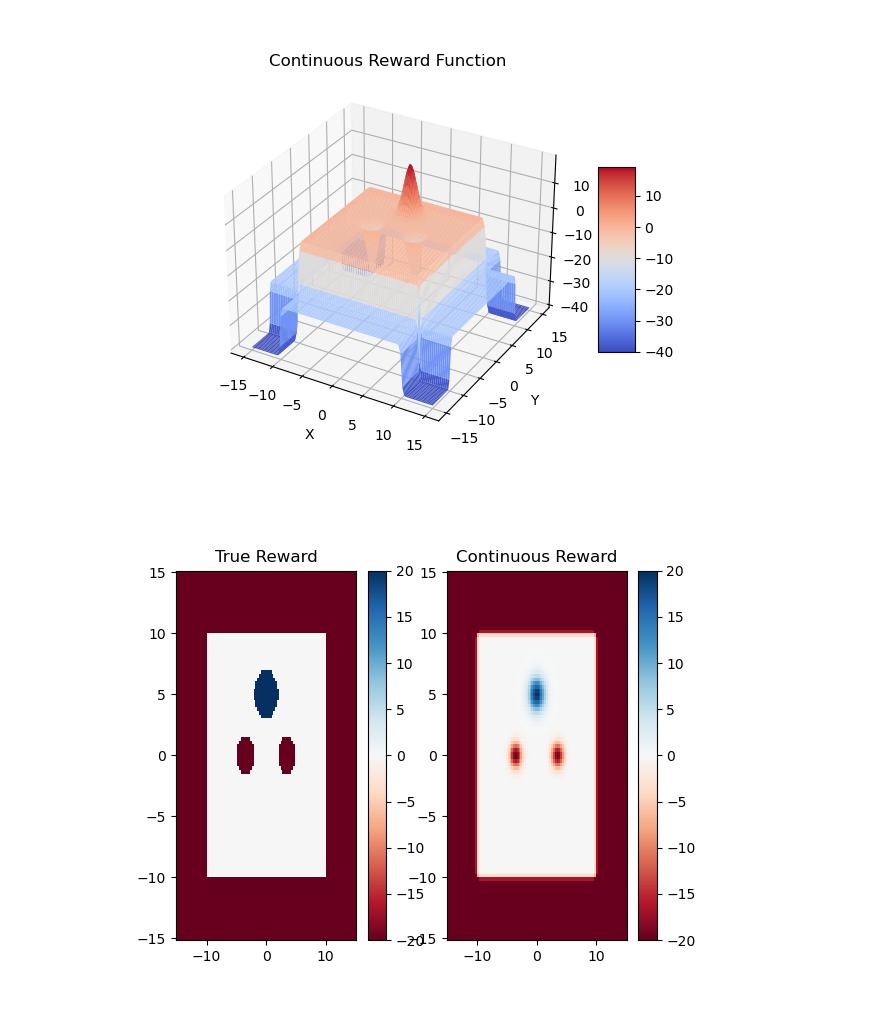
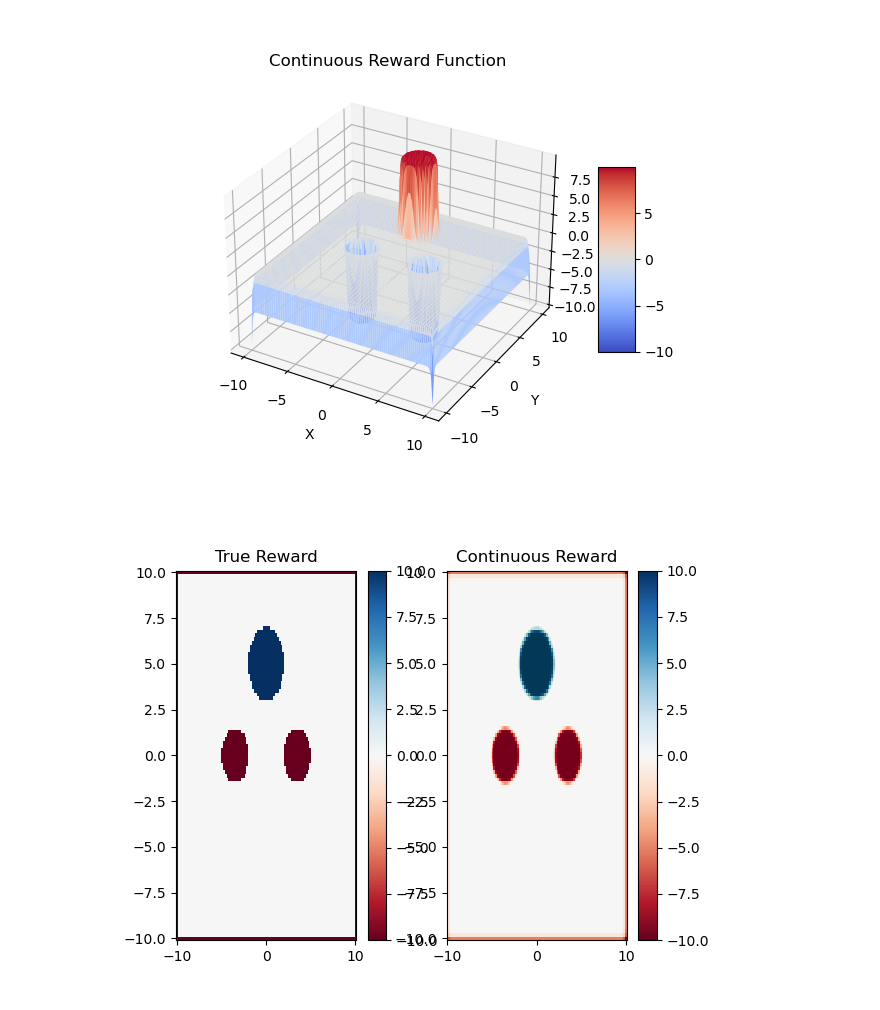
Before and after one commit to CemAlpturk/Distributionally_Robust_RL, a Jupyter notebook: code/rewards.ipynb, the cells around one changed output. Saved outputs shown, nothing was run; the diff lists cells and outputs as text; code cells hidden in the pictures.

Commit message:
modified reward function

```diff
--- a/code/rewards.ipynb
+++ b/code/rewards.ipynb
@@ -18,26 +19,26 @@ def true_reward(pos):
     # Check for goal state
     dist_g = np.linalg.norm(pos - goal,2)
     if dist_g <= goal_radius:
-        reward += 20
+        reward += 10
 
     # Check obstacle collisions
     for obs in obstacles:
         pos_o, rad = obs
         dist_o = np.linalg.norm(pos - pos_o,2)
         if dist_o <= rad:
-            reward -= 20
+            reward -= 10
             break
 
     # Check for borders
     if (pos[0] <= lims[0][0] or pos[0] >= lims[0][1]) or (pos[1] <= lims[1][0] or pos[1] >= lims[1][1]):
-        reward -= 20
+        reward -= 10
 
     return reward
 # %%
 # Generate grid
 num_steps = 100
-x = np.linspace(lims[0][0]-5, lims[0][1]+5, num_steps, endpoint=True)
-y = np.linspace(lims[1][0]-5, lims[1][1]+5, num_steps, endpoint=True)
+x = np.linspace(lims[0][0], lims[0][1], num_steps, endpoint=True)
+y = np.linspace(lims[1][0], lims[1][1], num_steps, endpoint=True)
 
 X, Y = np.meshgrid(x, y)
 # %%
@@ -73,21 +74,30 @@ def sigmoid(x, shift, inv, A, steep):
     else:
         return A * (inv - sig)
 
+def tanh(x, d, A):
+    return A * (1 + np.tanh(x/d))/2
+
 
 # Continuous reward function
 def cont_reward(pos):
     reward = -0.01
 
     # Goal position
-    A_g = 20
-    B_g = 9 / (4*goal_radius**2)
-    reward += gaus(pos, goal, A_g, B_g)
+    A_g = 10
+    sig = goal_radius/3
+    B_g = 1 / (2*sig**2)
+    # reward += gaus(pos, goal, A_g, B_g)
+    dist = goal_radius*0.95 - np.linalg.norm(pos - goal,2)
+    reward += tanh(dist, 0.1, A_g)
 
     # Obstacles
     for obs, rad in obstacles:
-        A_o = -20
-        B_o = 9 / (4*rad**2)
-        reward += gaus(pos, np.array(obs), A_o, B_o)
+        A_o = -10
+        sig = rad/2
+        B_o = 1 / (2*sig**2)
+        # reward += gaus(pos, np.array(obs), A_o, B_o)
+        dist = rad - np.linalg.norm(pos - np.array(obs), 2)
+        reward += tanh(dist, 0.1, A_o)
 
     # Borders
     steep = 10
@@ -115,22 +125,25 @@ ax.set_title('Continuous Reward Function')
 
 plt.show()
 # %% [output]
-[figure, old version]
+[figure, new version]
 # %%
 # Plot Heatmaps
 fig = plt.figure()
 ax1 = fig.add_subplot(121)
-c1 = ax1.pcolormesh(X, Y, Z_true, cmap='RdBu', vmin=-20, vmax=20)
+c1 = ax1.pcolormesh(X, Y, Z_true, cmap='RdBu', vmin=-10, vmax=10)
 ax1.set_title('True Reward')
 fig.colorbar(c1, ax=ax1)
 
 ax2 = fig.add_subplot(122)
-c2 = ax2.pcolormesh(X, Y, Z_cont, cmap='RdBu', vmin=-20, vmax=20)
+c2 = ax2.pcolormesh(X, Y, Z_cont, cmap='RdBu', vmin=-10, vmax=10)
+ax2.add_patch(Circle(goal, goal_radius, alpha=0.1, facecolor='g', edgecolor='g'))
+ax2.add_patch(Circle(obstacles[0][0], obstacles[0][1], alpha=0.1, facecolor='r', edgecolor='r'))
+ax2.add_patch(Circle(obstacles[1][0], obstacles[1][1], alpha=0.1, facecolor='r', edgecolor='r'))
 ax2.set_title('Continuous Reward')
 # set the limits of the plot to the limits of the data
 # ax.axis([x.min(), x.max(), y.min(), y.max()])
 fig.colorbar(c2, ax=ax2)
 
 plt.show()
 # %% [output]
-[figure, old version]
+[figure, new version]
```
Also changed, not shown: parts of 3 cells of this notebook, 1 other file.
